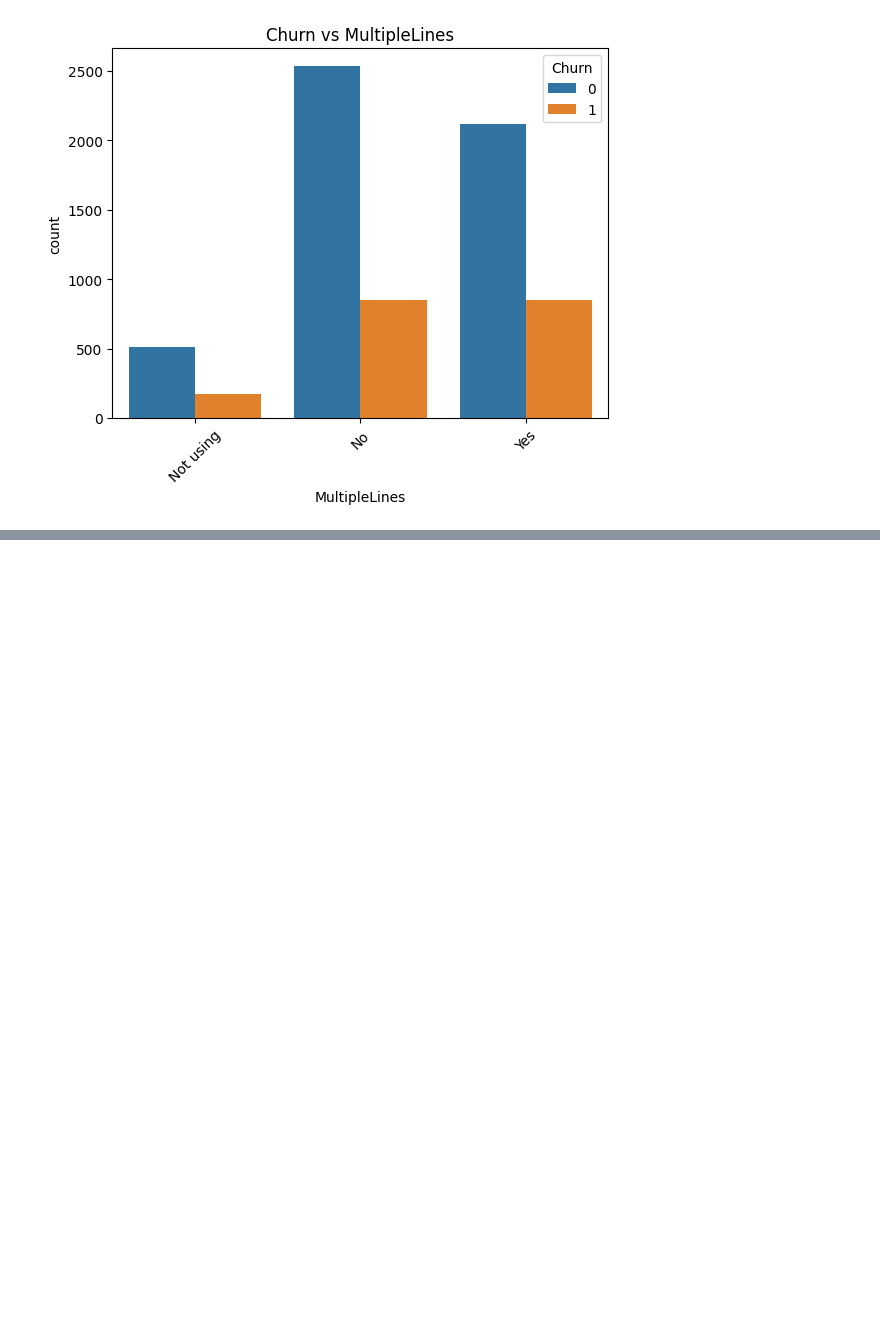
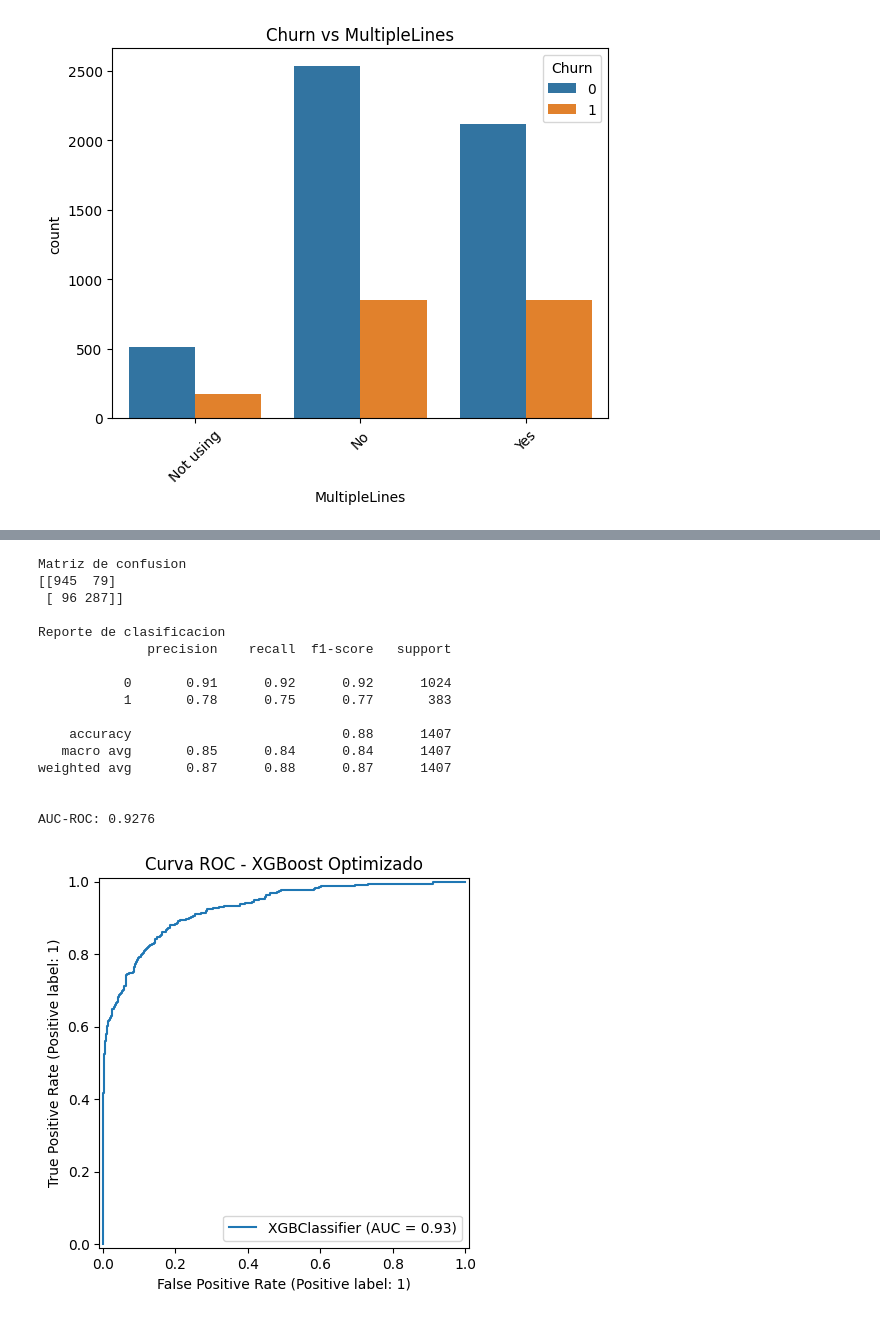
Before and after one commit to YussefRo/telecom-ds, a Jupyter notebook: eda.ipynb, the cells around one changed output, grey strips where cells are left out. Drawn from its saved outputs; the diff is of its cells as text; code cells hidden in the pictures; blank space fills up the shorter version.

```diff
--- a/eda.ipynb
+++ b/eda.ipynb
@@ -152,0 +213,3 @@ for col in servicios:
+# %%
+# realizamos la separacion de entrenamiento y prueba
+features_train, features_test, target_train, target_test = train_test_split(features, target, test_size=0.2, random_state=12345)
@@ -152,0 +228,5 @@ for col in servicios:
+# %%
+# implementamos tecnica SMOTE para el desbalanceo de clases, se aplica a los datos de entrenamiento
+
+smote = SMOTE(random_state=12345)
+features_train_resampled, target_train_resampled = smote.fit_resample(features_train,target_train)
@@ -152,0 +318,15 @@ for col in servicios:
+# %%
+# entrenamos el modelo con los parametros recomendados
+
+model_xgb = XGBClassifier(
+    n_estimators=200,
+    max_depth=10,
+    learning_rate=0.2,
+    gamma=0,
+    colsample_bytree=0.6,
+    use_label_encoder=False,
+    eval_metric='logloss',
+    random_state=12345
+)
+
+model_xgb.fit(features_train_resampled,target_train_resampled)
@@ -152,0 +346,36 @@ for col in servicios:
+# %%
+#predicciones
+target_predict = model_xgb.predict(features_test)
+target_proba = model_xgb.predict_proba(features_test)[:,1]
+
+print("Matriz de confusion")
+print(confusion_matrix(target_test,target_predict))
+
+print("\nReporte de clasificacion")
+print(classification_report(target_test,target_predict))
+
+auc = roc_auc_score(target_test,target_proba)
+print(f"\nAUC-ROC: {auc:.4f}")
+
+
+RocCurveDisplay.from_estimator(model_xgb,features_test,target_test)
+plt.title("Curva ROC - XGBoost Optimizado")
+plt.show()
+# %% [output]
+Matriz de confusion
+[[945  79]
+ [ 96 287]]
+
+Reporte de clasificacion
+              precision    recall  f1-score   support
+
+           0       0.91      0.92      0.92      1024
+           1       0.78      0.75      0.77       383
+
+    accuracy                           0.88      1407
+   macro avg       0.85      0.84      0.84      1407
+weighted avg       0.87      0.88      0.87      1407
+
+
+AUC-ROC: 0.9276
+[figure, added]
```
Also changed, not shown: parts of 14 cells of this notebook.
